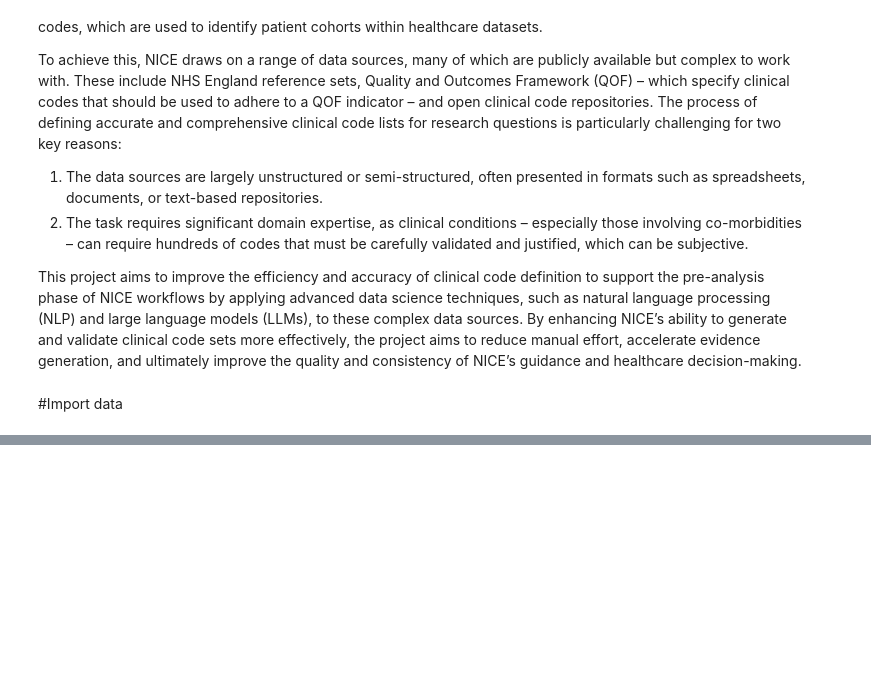
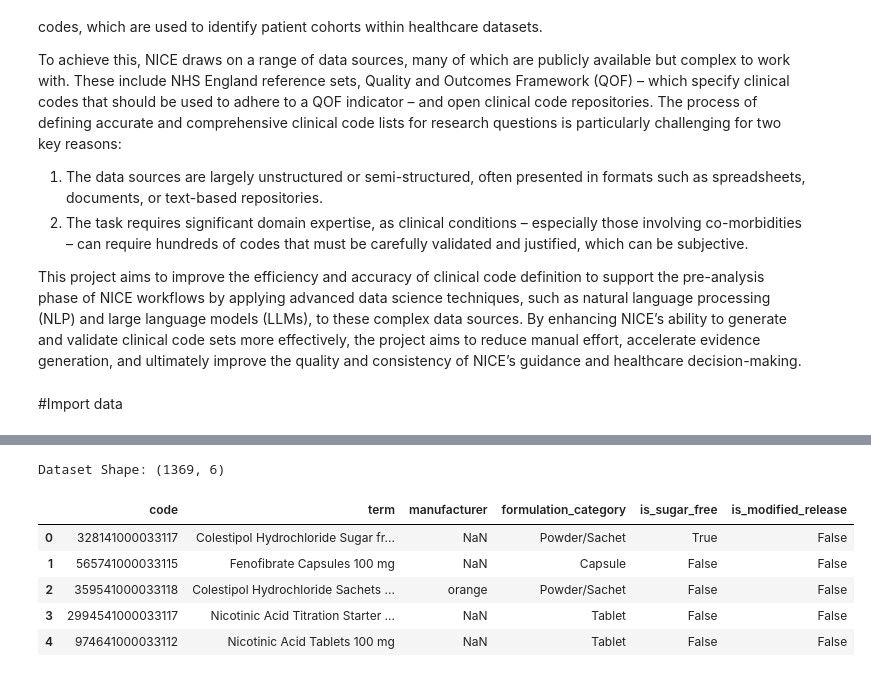
Before and after one commit to pgmanuel/CAM_C04_NICE_Project, a Jupyter notebook: CAM_Project/src/test_CAM_NICE_PROJECT_2.ipynb, the cells around one changed output, grey strips where cells are left out. Saved outputs shown, nothing was run; the diff lists cells and outputs as text; code cells hidden in the pictures; blank space fills up the shorter version.

```diff
--- a/CAM_Project/src/test_CAM_NICE_PROJECT_2.ipynb
+++ b/CAM_Project/src/test_CAM_NICE_PROJECT_2.ipynb
@@ -46,0 +72,2 @@ google-colab 1.0.0 requires pandas==2.2.2, but you have pandas 2.3.3 which is in
+# %%
+products_data = pd.read_csv('/content/DAAR_2025_004_all_prod_codes.txt', sep='\t')
@@ -46,0 +86,30 @@ google-colab 1.0.0 requires pandas==2.2.2, but you have pandas 2.3.3 which is in
+# %%
+# 1. Extract Manufacturer (text inside parentheses at the end of the term)
+products_data['manufacturer'] = products_data['term'].str.extract(r'\((.*?)\)')
+# %%
+# 2. Identify Formulation Types (Tablet, Capsule, Solution, etc.)
+def identify_formulation(term):
+    term = term.lower()
+    if 'tablet' in term: return 'Tablet'
+    if 'capsule' in term: return 'Capsule'
+    if 'suspension' in term or 'solution' in term: return 'Oral Liquid'
+    if 'sachet' in term or 'powder' in term: return 'Powder/Sachet'
+    if 'injection' in term: return 'Injection'
+    return 'Other'
+
+products_data['formulation_category'] = products_data['term'].apply(identify_formulation)
+
+# 3. Identify special properties
+products_data['is_sugar_free'] = products_data['term'].str.contains('sugar free', case=False)
+products_data['is_modified_release'] = products_data['term'].str.contains('modified-release|XL|SR|MR|LA', case=False, regex=True)
+
+print(f"Dataset Shape: {products_data.shape}")
+products_data.head()
+# %% [output]
+Dataset Shape: (1369, 6)
+|  | code | term | manufacturer | formulation_category | is_sugar_free | is_modified_release |
+| 0 | 328141000033117 | Colestipol Hydrochloride Sugar fr... | NaN | Powder/Sachet | True | False |
+| 1 | 565741000033115 | Fenofibrate Capsules 100 mg | NaN | Capsule | False | False |
+| 2 | 359541000033118 | Colestipol Hydrochloride Sachets ... | orange | Powder/Sachet | False | False |
+| 3 | 2994541000033117 | Nicotinic Acid Titration Starter ... | NaN | Tablet | False | False |
+| 4 | 974641000033112 | Nicotinic Acid Tablets 100 mg | NaN | Tablet | False | False |
```
Also changed, not shown: parts of 34 cells of this notebook.
